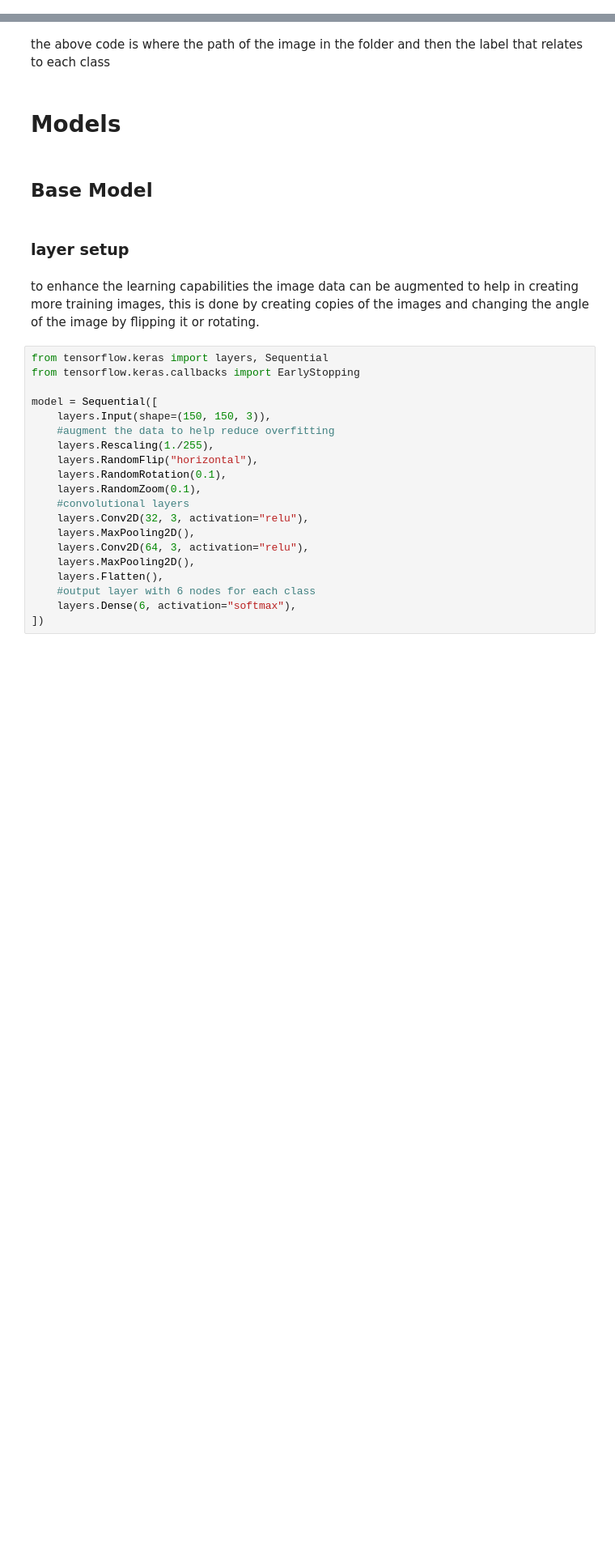
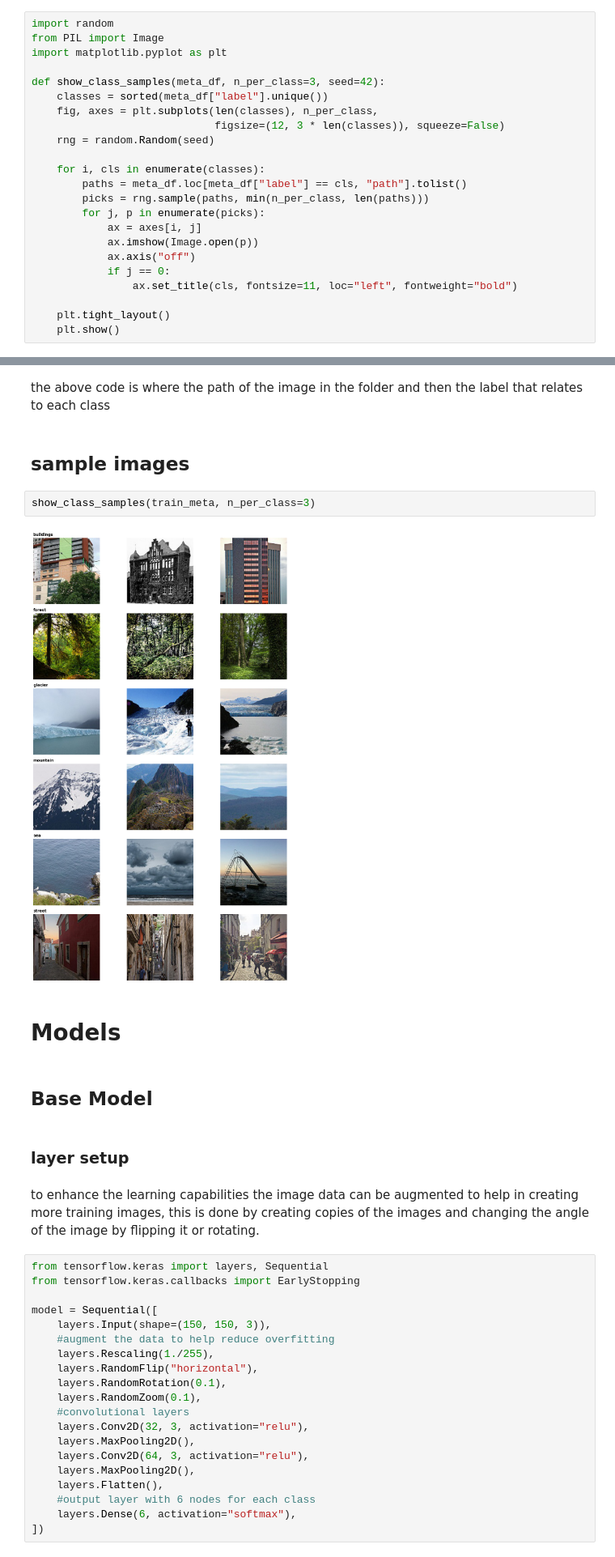
Before and after one commit to EMWCCN/pdan8412-2026-poe-part-3-convolutional-neural-networks-cnn-st10355869, a Jupyter notebook: PDAN8412 P3.ipynb, the cells around one changed output, grey strips where cells are left out. Shown at 81% size. Saved outputs shown, nothing was run; the diff lists cells and outputs as text; blank space fills up the shorter version.

```diff
--- a/PDAN8412 P3.ipynb
+++ b/PDAN8412 P3.ipynb
@@ -203,3 +202,26 @@ Viewing 3 samples for each class can identify what differences there are between
+# %%
+import random
+from PIL import Image
+import matplotlib.pyplot as plt
+
+def show_class_samples(meta_df, n_per_class=3, seed=42):
+    classes = sorted(meta_df["label"].unique())
+    fig, axes = plt.subplots(len(classes), n_per_class,
+                             figsize=(12, 3 * len(classes)), squeeze=False)
+    rng = random.Random(seed)
+
+    for i, cls in enumerate(classes):
+        paths = meta_df.loc[meta_df["label"] == cls, "path"].tolist()
+        picks = rng.sample(paths, min(n_per_class, len(paths)))
+        for j, p in enumerate(picks):
+            ax = axes[i, j]
+            ax.imshow(Image.open(p))
+            ax.axis("off")
+            if j == 0:
+                ax.set_title(cls, fontsize=11, loc="left", fontweight="bold")
+
+    plt.tight_layout()
+    plt.show()
 # %% [markdown]
 ## Resolution
 # %% [markdown]
@@ -407,6 +430,12 @@ val_ds = make_ds(validation)
 test_ds = make_ds(test_meta)
 # %% [markdown]
 the above code is where the path of the image in the folder and then the label that relates to each class
+# %% [markdown]
+## sample images
+# %%
+show_class_samples(train_meta, n_per_class=3)
+# %% [output]
+[figure, added]
 # %% [markdown]
 # Models
 # %% [markdown]
```
Also changed, not shown: parts of 19 cells of this notebook, 3 other files.
